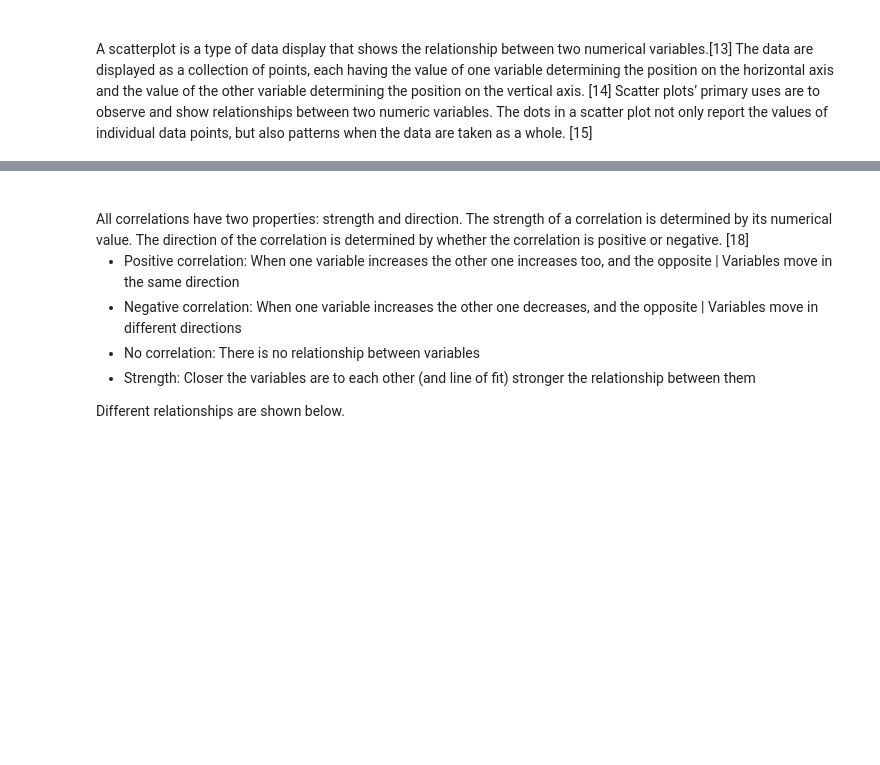
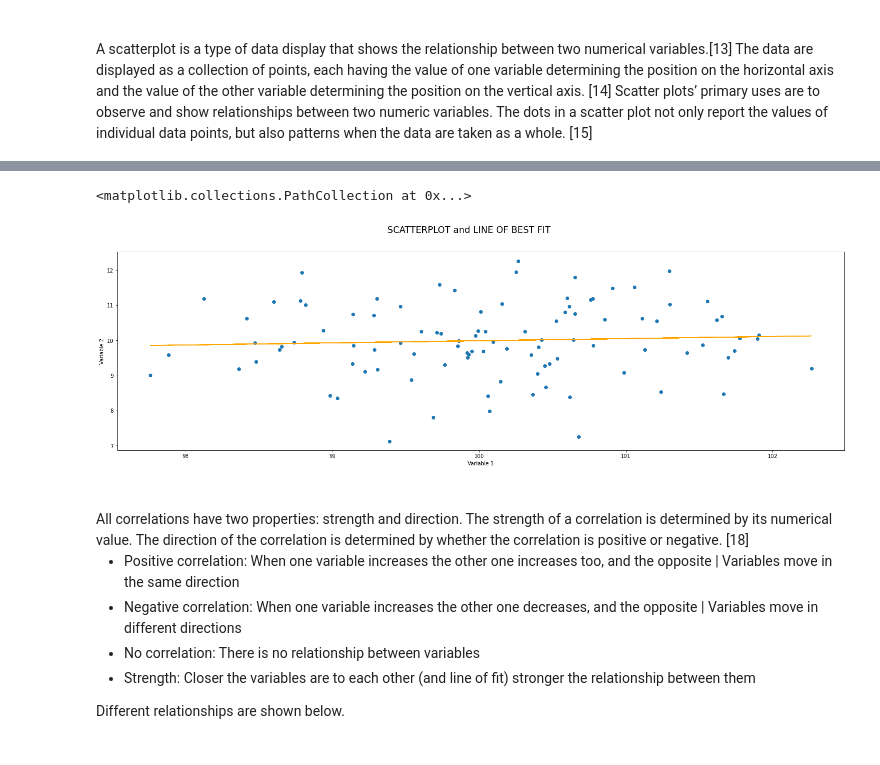
Before and after one commit to AnteDujic/Fundamentals-of-Data-Analysis, a Jupyter notebook: pyplot.ipynb, the cells around one changed output, grey strips where cells are left out. Drawn from its saved outputs; the diff is of its cells as text; code cells hidden in the pictures; blank space fills up the shorter version.

```diff
--- a/pyplot.ipynb
+++ b/pyplot.ipynb
@@ -174,3 +174,19 @@ plt.scatter(x, y)
+# %%
+fig, axs = plt.subplots(figsize = (25,7))
+fig.suptitle ("SCATTERPLOT and LINE OF BEST FIT\n", size = "xx-large")
+x = rng.normal (100, size =  100)
+y = rng.normal (10, size = 100)
+
+plt.xlabel("Variable 1")
+plt.ylabel("Variable 2")
+
+theta = np.polyfit(x, y, 1)
+y_line = theta[1] + theta[0] * x
+plt.plot(x, y_line, 'orange')
+plt.scatter(x, y)
+# %% [output]
+<matplotlib.collections.PathCollection at 0x...>
+[figure, added]
 # %% [markdown]
 <br>
 All correlations have two properties: strength and direction. The strength of a correlation is determined by its numerical value. The direction of the correlation is determined by whether the correlation is positive or negative. [18]
```
Also changed, not shown: parts of 14 cells of this notebook.
